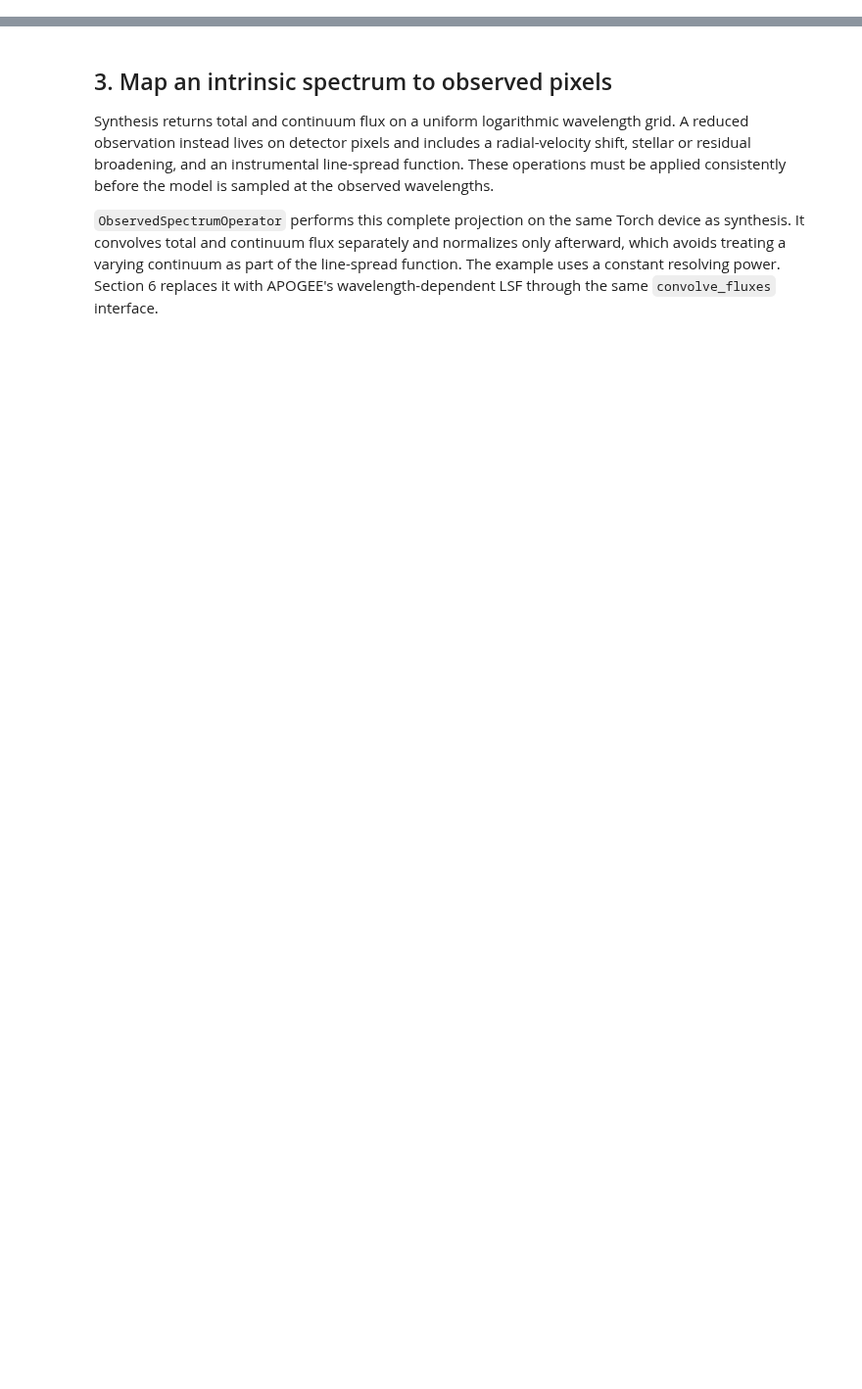
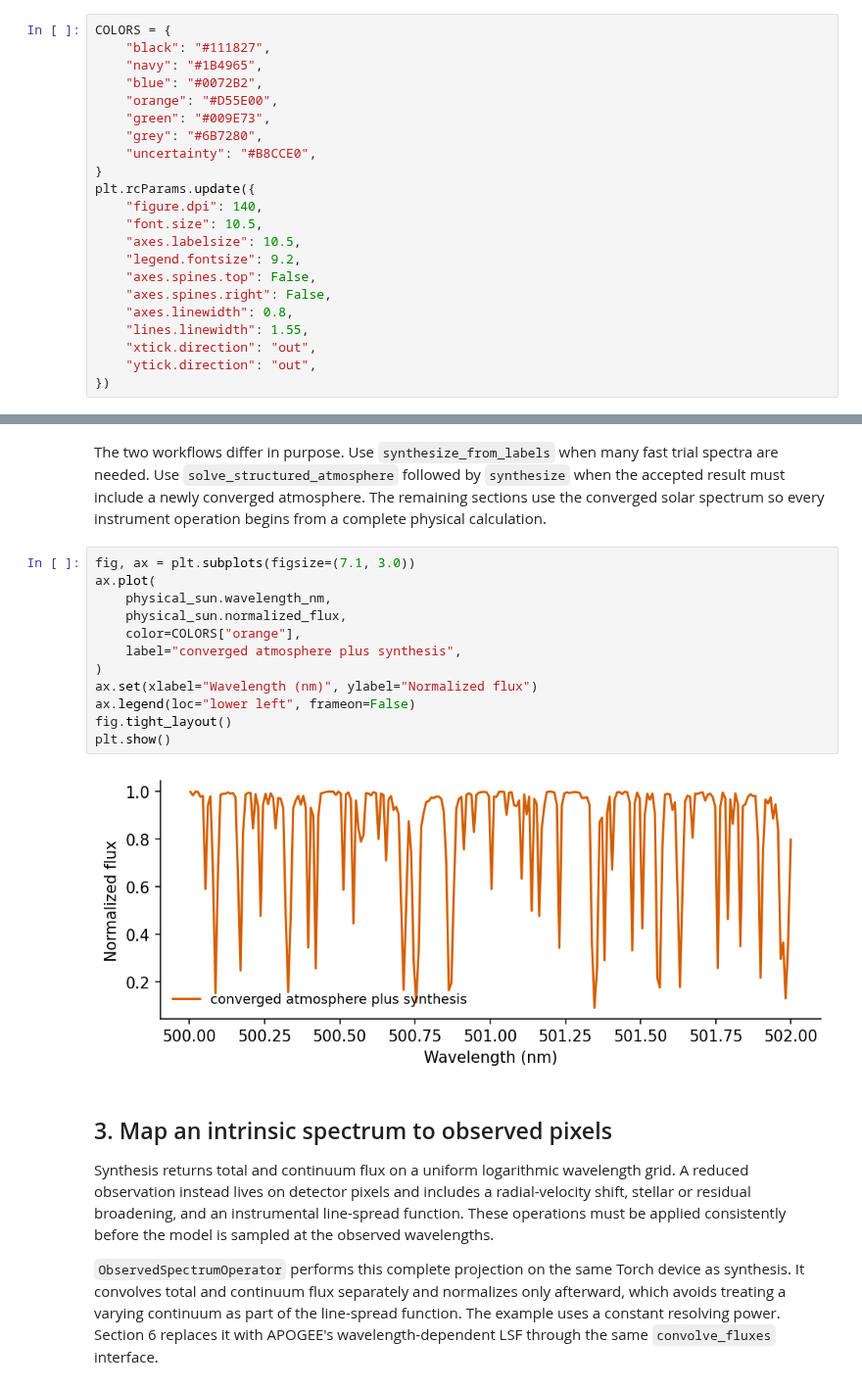
Before and after one commit to tingyuansen/payne-zero, a Jupyter notebook: payne_zero_tutorial.ipynb, the cells around one changed output, grey strips where cells are left out. Shown at 98% size. Saved outputs shown, nothing was run; the diff lists cells and outputs as text; blank space fills up the shorter version.

Commit message:
Simplify public workflows and tutorial

```diff
--- a/payne_zero_tutorial.ipynb
+++ b/payne_zero_tutorial.ipynb
@@ -70 +49,23 @@ device=mps, dtype=float32
+# %%
+COLORS = {
+    "black": "#111827",
+    "navy": "#1B4965",
+    "blue": "#0072B2",
+    "orange": "#D55E00",
+    "green": "#009E73",
+    "grey": "#6B7280",
+    "uncertainty": "#B8CCE0",
+}
+plt.rcParams.update({
+    "figure.dpi": 140,
+    "font.size": 10.5,
+    "axes.labelsize": 10.5,
+    "legend.fontsize": 9.2,
+    "axes.spines.top": False,
+    "axes.spines.right": False,
+    "axes.linewidth": 0.8,
+    "lines.linewidth": 1.55,
+    "xtick.direction": "out",
+    "ytick.direction": "out",
+})
 # %% [markdown]
@@ -265,3 +160,19 @@ plt.show()
+# %% [markdown]
+The two workflows differ in purpose. Use `synthesize_from_labels` when many fast trial spectra are needed. Use `solve_structured_atmosphere` followed by `synthesize` when the accepted result must include a newly converged atmosphere. The remaining sections use the converged solar spectrum so every instrument operation begins from a complete physical calculation.
+# %%
+fig, ax = plt.subplots(figsize=(7.1, 3.0))
+ax.plot(
+    physical_sun.wavelength_nm,
+    physical_sun.normalized_flux,
+    color=COLORS["orange"],
+    label="converged atmosphere plus synthesis",
+)
+ax.set(xlabel="Wavelength (nm)", ylabel="Normalized flux")
+ax.legend(loc="lower left", frameon=False)
+fig.tight_layout()
+plt.show()
+# %% [output]
+[figure, added]
 # %% [markdown]
 ## 3. Map an intrinsic spectrum to observed pixels
 
```
Also changed, not shown: parts of 39 cells of this notebook, 6 other files.
